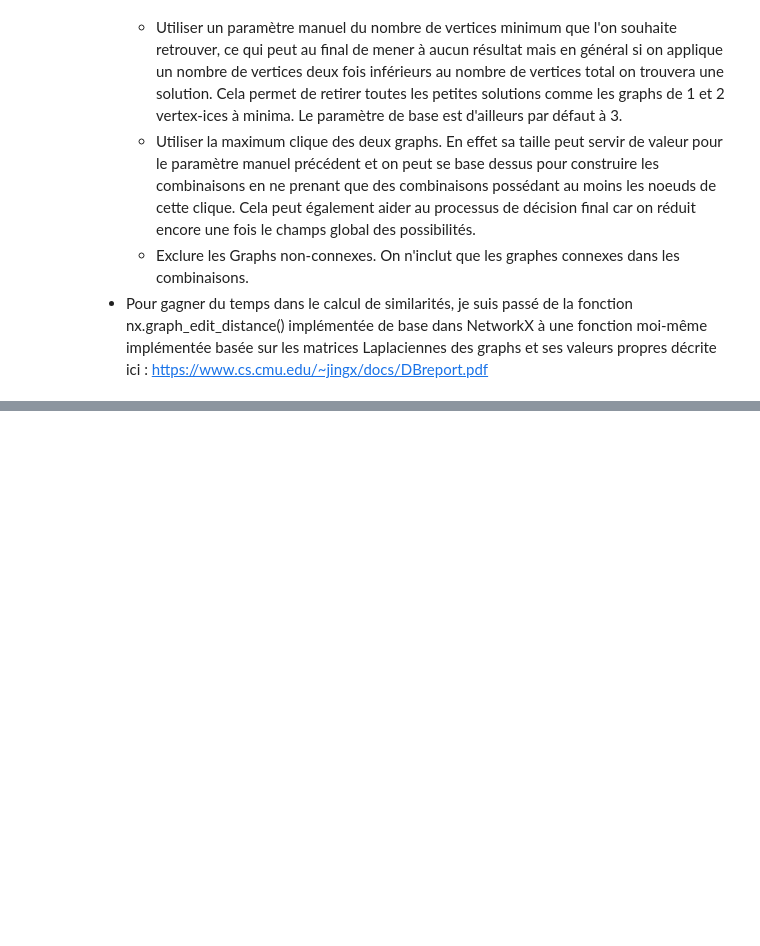
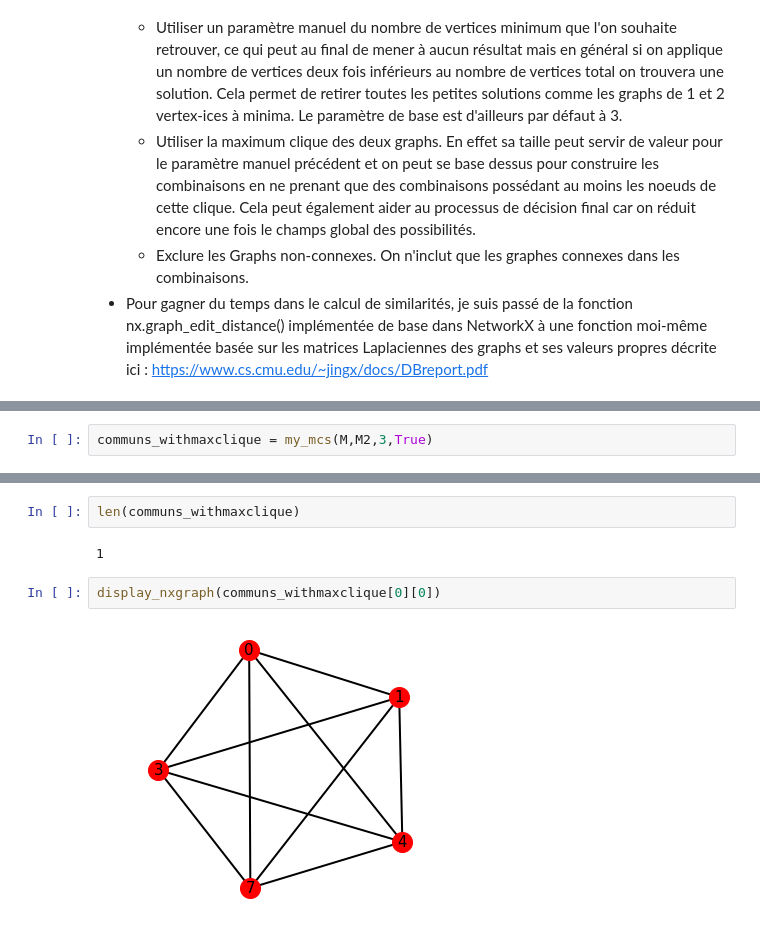
Before and after one commit to AleksMa/Python_Maximum_Common_Induced_Subgraph, a Jupyter notebook: demo.ipynb, the cells around one changed output, grey strips where cells are left out. Saved outputs shown, nothing was run; the diff lists cells and outputs as text; blank space fills up the shorter version.

```diff
--- a/demo.ipynb
+++ b/demo.ipynb
@@ -189,0 +148,2 @@ nodesInMaxClique
+# %%
+communs_withmaxclique = my_mcs(M,M2,3,True)
@@ -189,0 +165,8 @@ nodesInMaxClique
+# %%
+len(communs_withmaxclique)
+# %% [output]
+1
+# %%
+display_nxgraph(communs_withmaxclique[0][0])
+# %% [output]
+[figure, added]
```
Also changed, not shown: parts of 23 cells of this notebook, 4 other files.
